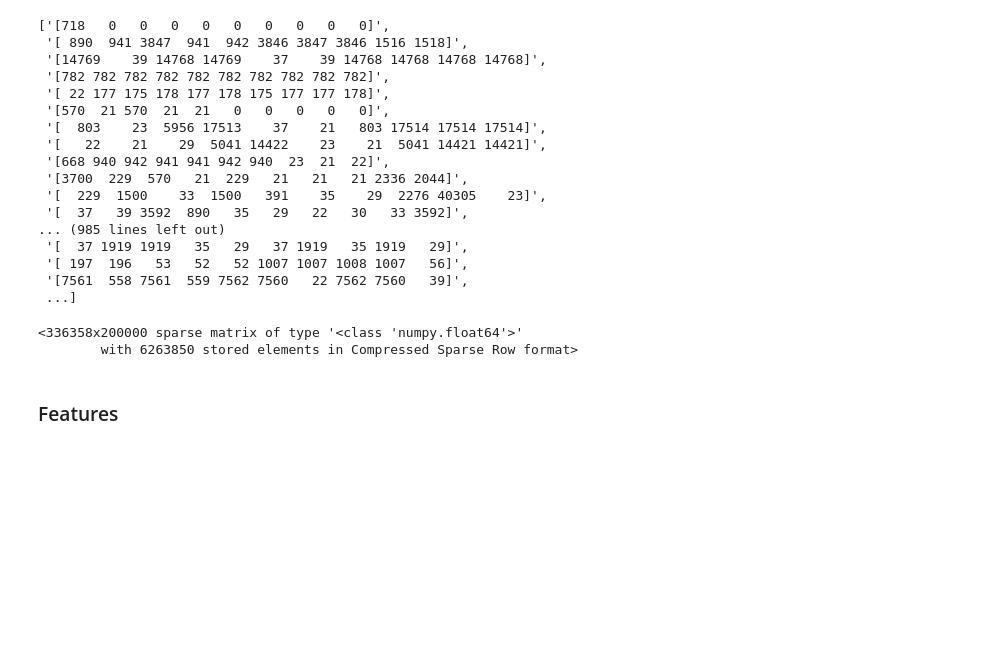
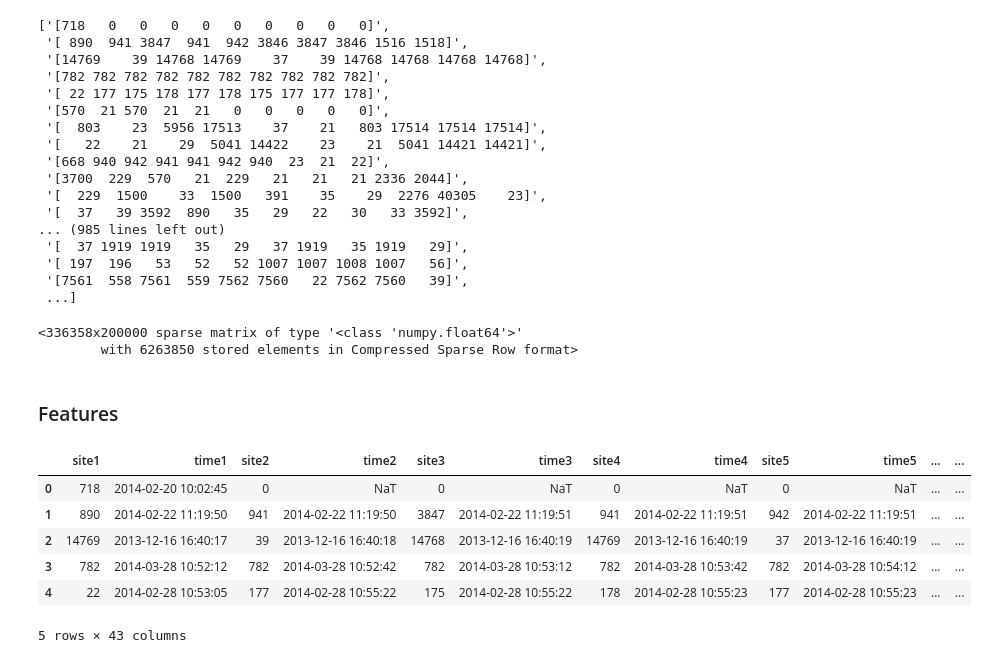
Before and after one commit to HQuality/ML_Yandex_MIPT, a Jupyter notebook: 6 Data analysis project/Internet Users Pattern Mining (Alice)/Week 7/MyAlice_no_gimmicks.ipynb, the cells around one changed output. Drawn from its saved outputs; the diff is of its cells as text; code cells hidden in the pictures; blank space fills up the shorter version.

```diff
--- a/6 Data analysis project/Internet Users Pattern Mining (Alice)/Week 7/MyAlice_no_gimmicks.ipynb
+++ b/6 Data analysis project/Internet Users Pattern Mining (Alice)/Week 7/MyAlice_no_gimmicks.ipynb
@@ -148,19 +168,24 @@ tfidf
+# %%
+df['big_site'] = df['len'].apply(lambda x: x > 5).astype(np.int8)
+df['typical_site'] = df['len'].apply(lambda x: x == 3).astype(np.int8)
+df['typical_domain'] = df['domain'].map(lambda x: x in ('com', 'fr', 'net', 'uk', 'org', 'tv')).astype(np.int)
 # %%
-#df['YearMonth'] = df['time1'].apply(lambda x:x.strftime('%Y%m')).astype('int64')
+df['YearMonth'] = df['time1'].apply(lambda x:x.strftime('%Y%m')).astype('int64')
 df['Year'] = df['time1'].apply(lambda x:x.strftime('%Y')).astype('int64')
 df['Month'] = df.time1.dt.strftime('%m').astype('int64')
 df['YearDay'] = df['time1'].apply(lambda x:x.strftime('%j')).astype('int64')
-df['is_weekend'] = df['time1'].apply(lambda x: 1 if x.date().weekday() in (5, 6) else 0)
+df['is_weekend'] = df['time1'].apply(lambda x: 1 if x.date().weekday() in (5,6) else 0)
+df['wed'] = df['time1'].apply(lambda x: 1 if x.date().weekday() in [2] else 0)
 df['Hour'] = df.time1.apply(lambda x:x.strftime('%H')).astype('int64')
 df['Week'] = df['time1'].dt.strftime('%W').astype('int64')
 df['Day_of_week'] = df['time1'].dt.strftime('%w').astype('int64')
 # %%
 df['Day'] = df.Hour.apply(lambda x:1 if x in range(12,18) else 0)
 df['Eve'] = df.Hour.apply(lambda x:1 if x in range(18,22) else 0)
-df['Night'] = df.Hour.apply(lambda x:1 if x in range(22,6) else 0)
-df['Morning'] = df.Hour.apply(lambda x:1 if x in range(6,12) else 0)
+df['Night'] = df.Hour.apply(lambda x:1 if x in range(22,7) else 0)
+df['Morning'] = df.Hour.apply(lambda x:1 if x in range(7,12) else 0)
 # %%
-#df['is_summer'] = df['Month'].apply(lambda x: 1 if x in (6, 7, 8) else 0)
+df['is_summer'] = df['Month'].apply(lambda x: 1 if x in (6, 7, 8) else 0)
 # %%
 enc = OneHotEncoder()
 # %%
@@ -171,0 +201,10 @@ yday = enc.fit_transform(df[['YearDay']].as_matrix())
+# %%
+df.head(5)
+# %% [output]
+|  | site1 | time1 | site2 | time2 | site3 | time3 | site4 | time4 | site5 | time5 | ... | ... |
+| 0 | 718 | 2014-02-20 10:02:45 | 0 | NaT | 0 | NaT | 0 | NaT | 0 | NaT | ... | ... |
+| 1 | 890 | 2014-02-22 11:19:50 | 941 | 2014-02-22 11:19:50 | 3847 | 2014-02-22 11:19:51 | 941 | 2014-02-22 11:19:51 | 942 | 2014-02-22 11:19:51 | ... | ... |
+| 2 | 14769 | 2013-12-16 16:40:17 | 39 | 2013-12-16 16:40:18 | 14768 | 2013-12-16 16:40:19 | 14769 | 2013-12-16 16:40:19 | 37 | 2013-12-16 16:40:19 | ... | ... |
+| 3 | 782 | 2014-03-28 10:52:12 | 782 | 2014-03-28 10:52:42 | 782 | 2014-03-28 10:53:12 | 782 | 2014-03-28 10:53:42 | 782 | 2014-03-28 10:54:12 | ... | ... |
+| 4 | 22 | 2014-02-28 10:53:05 | 177 | 2014-02-28 10:55:22 | 175 | 2014-02-28 10:55:22 | 178 | 2014-02-28 10:55:23 | 177 | 2014-02-28 10:55:23 | ... | ... |
+5 rows × 43 columns
```
Also changed, not shown: parts of 35 cells of this notebook, 6 other files.
